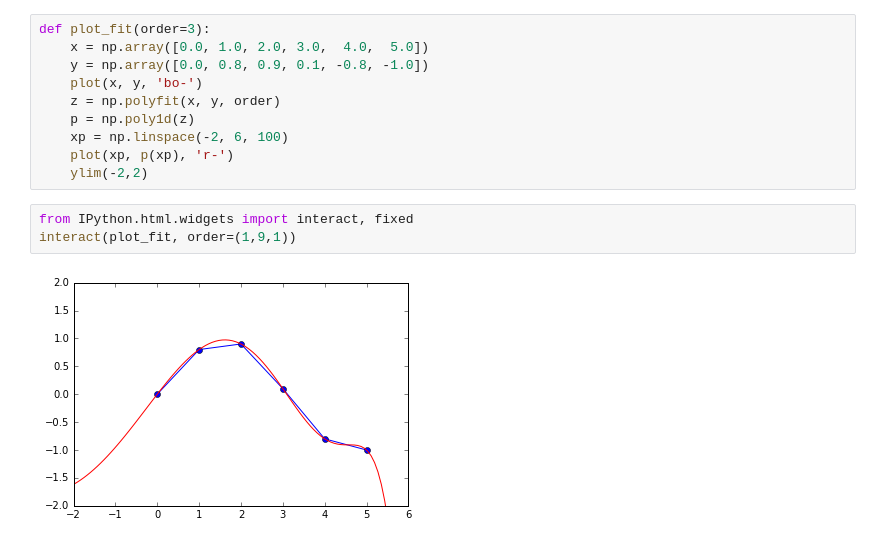
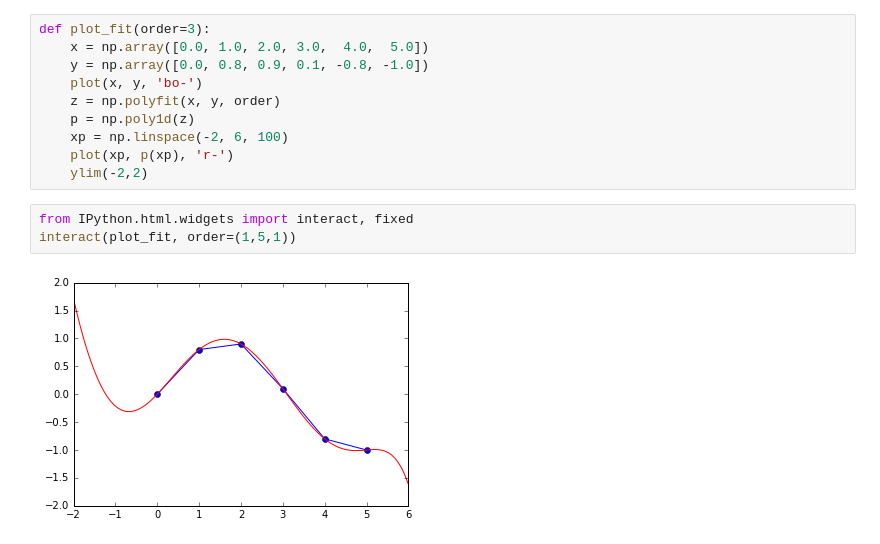
Before and after one commit to on-escience2016/python, a Jupyter notebook: fit/polyfit.ipynb, the cells around one changed output. Drawn from its saved outputs; the diff is of its cells as text.

Commit message:
Changed orrder range in interact to avoid polyfit trouble

```diff
--- a/fit/polyfit.ipynb
+++ b/fit/polyfit.ipynb
@@ -47,6 +47,6 @@ def plot_fit(order=3):
     ylim(-2,2)
 # %%
 from IPython.html.widgets import interact, fixed
-interact(plot_fit, order=(1,9,1))
+interact(plot_fit, order=(1,5,1))
 # %% [output]
-[figure, old version]
+[figure, new version]
```
